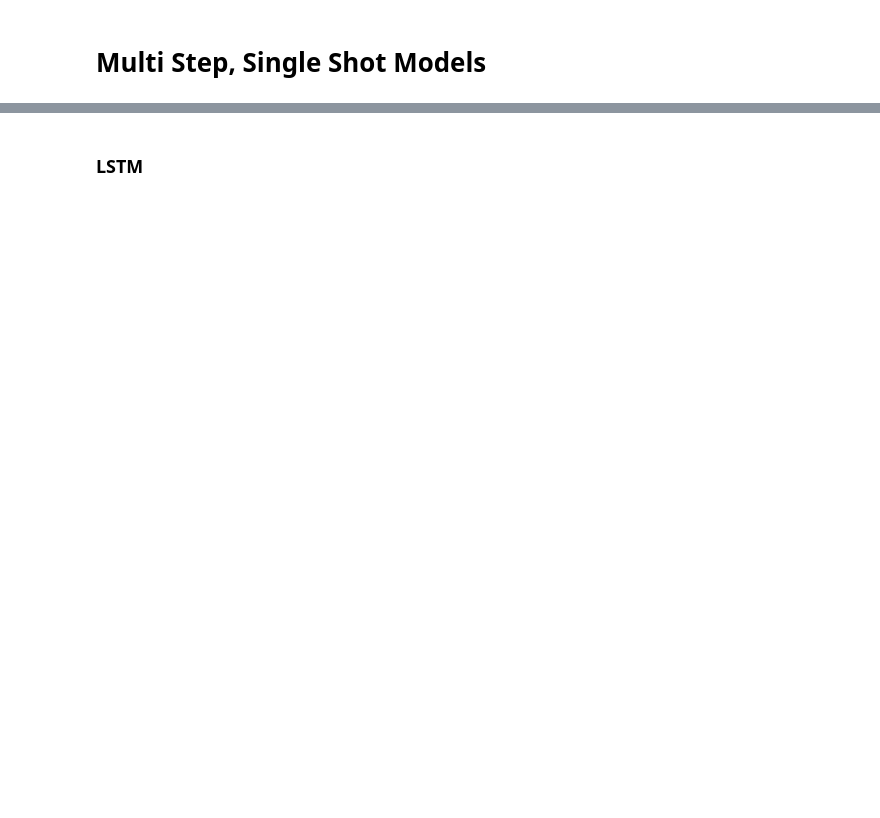
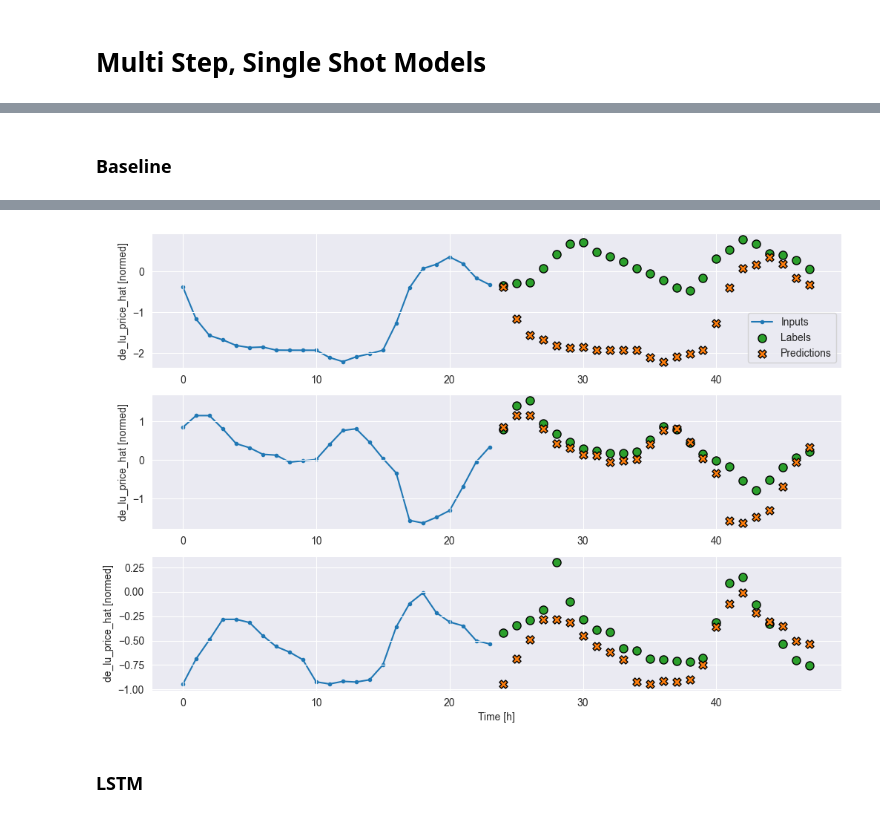
Before and after one commit to valentin-17/epf, a Jupyter notebook: notebooks/exploratory_analysis.ipynb, the cells around one changed output, grey strips where cells are left out. Cells and saved outputs as stored; diff of their text form; code cells hidden in the pictures; blank space fills up the shorter version.

```diff
--- a/notebooks/exploratory_analysis.ipynb
+++ b/notebooks/exploratory_analysis.ipynb
@@ -421,4 +447,9 @@ window = WindowGenerator(
     input_width=24,
     label_width=OUT_STEPS,
     shift=OUT_STEPS,
-    label_columns=["de_lu_price_hat"])
+    label_columns=['de_lu_price_hat'])
+
+val_performance = {}
+performance = {}
+
+window.split_window
@@ -424,0 +533,18 @@ window = WindowGenerator(
+# %% [markdown]
+### Baseline
+# %%
+class RepeatBaseline(tf.keras.Model):
+  def call(self, inputs):
+    return inputs
+
+repeat_baseline = RepeatBaseline()
+repeat_baseline.compile(loss=tf.keras.losses.MeanSquaredError(),
+                        metrics=[tf.keras.metrics.MeanAbsoluteError()])
+
+IPython.display.clear_output()
+
+val_performance['Repeat'] = repeat_baseline.evaluate(window.val, return_dict=True)
+performance['Repeat'] = repeat_baseline.evaluate(window.test, verbose=0, return_dict=True)
+
+window.plot(repeat_baseline)
+# %% [output]
@@ -425,3 +552,4 @@ window = WindowGenerator(
+[figure, added]
 # %% [markdown]
 ### LSTM
 # %%
```
Also changed, not shown: parts of 35 cells of this notebook, 19 other files.
